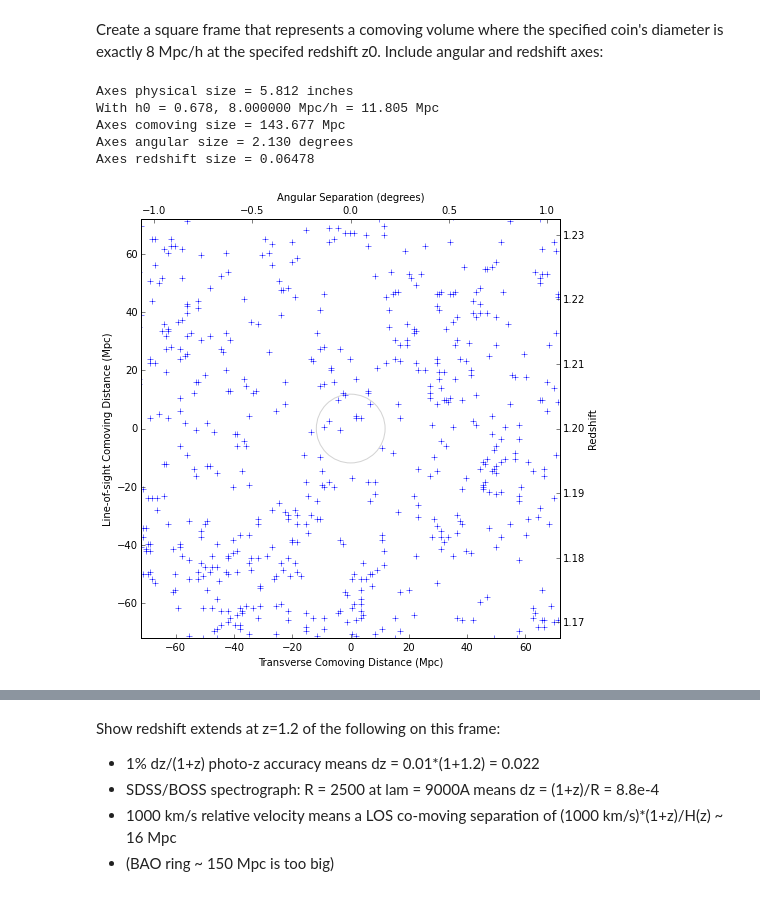
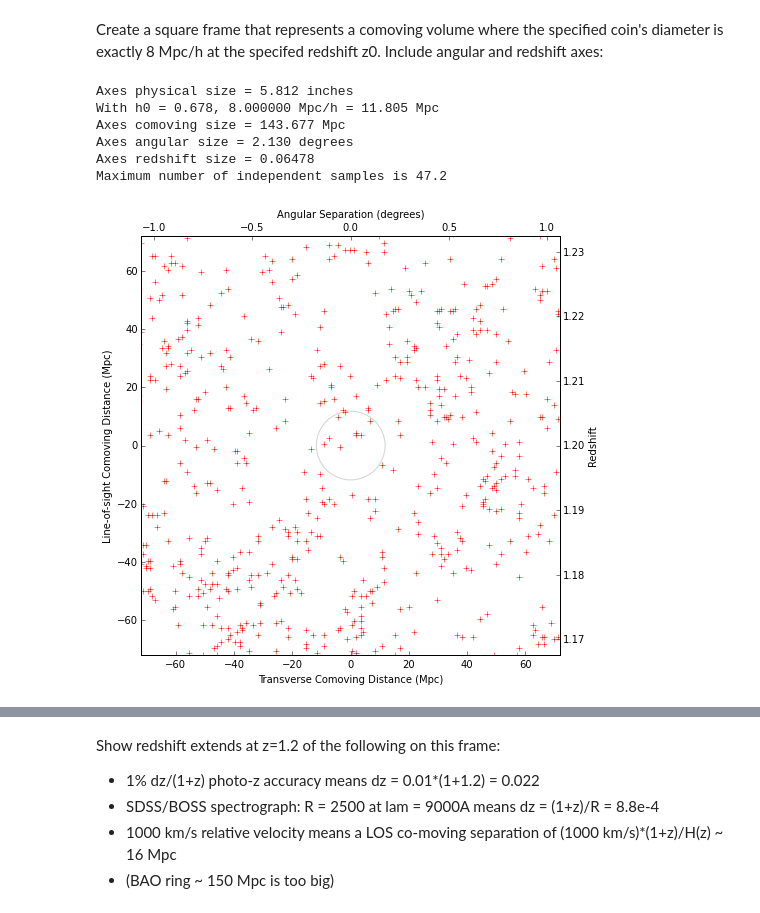
Before and after one commit to DarkEnergyScienceCollaboration/DESchool_LSS_Stats, a Jupyter notebook: LargeScaleStructureStatistics/LargeScaleStructureStatistics.ipynb, the cells around one changed output, grey strips where cells are left out. Cells and saved outputs as stored; diff of their text form; code cells hidden in the pictures.

```diff
--- a/LargeScaleStructureStatistics/LargeScaleStructureStatistics.ipynb
+++ b/LargeScaleStructureStatistics/LargeScaleStructureStatistics.ipynb
@@ -556,21 +556,25 @@ def draw_frame(coin = us_quarter, radius_Mpch = 8., z0 = z0_LSST_gold):
         ylim=(z0-0.5*redshift_size,z0+0.5*redshift_size),
         aspect=comoving_size/redshift_size)
     alt_y_axis.set_ylabel('Redshift')
+    # Calculate cosmic-variance limit.
+    nmax = comoving_size**2/(np.pi*(radius_Mpch/h0)**2)
+    print 'Maximum number of independent samples is %.1f' % nmax
     return axes
 # %%
-def make_handout(x,y,save_name=None):
+def make_handout(x,y,style,save_name=None):
     ax = draw_frame(radius_Mpch = 8.)
-    ax.plot(x,y,'b+')
+    ax.plot(x,y,style)
     ax.add_artist(plt.Circle((0,0),8./h0,edgecolor='lightgray',facecolor='none'))
     if save_name:
         plt.savefig(save_name)
 # %%
-make_handout(tracer1_x,tracer1_y,'plots/slice1.pdf')
+make_handout(tracer1_x,tracer1_y,'r+','plots/slice1.pdf')
 # %% [output]
 Axes physical size = 5.812 inches
 With h0 = 0.678, 8.000000 Mpc/h = 11.805 Mpc
 Axes comoving size = 143.677 Mpc
 Axes angular size = 2.130 degrees
 Axes redshift size = 0.06478
+Maximum number of independent samples is 47.2
-[figure, old version]
+[figure, new version]
 # %%
```
Also changed, not shown: parts of 8 cells of this notebook, 5 other files.
